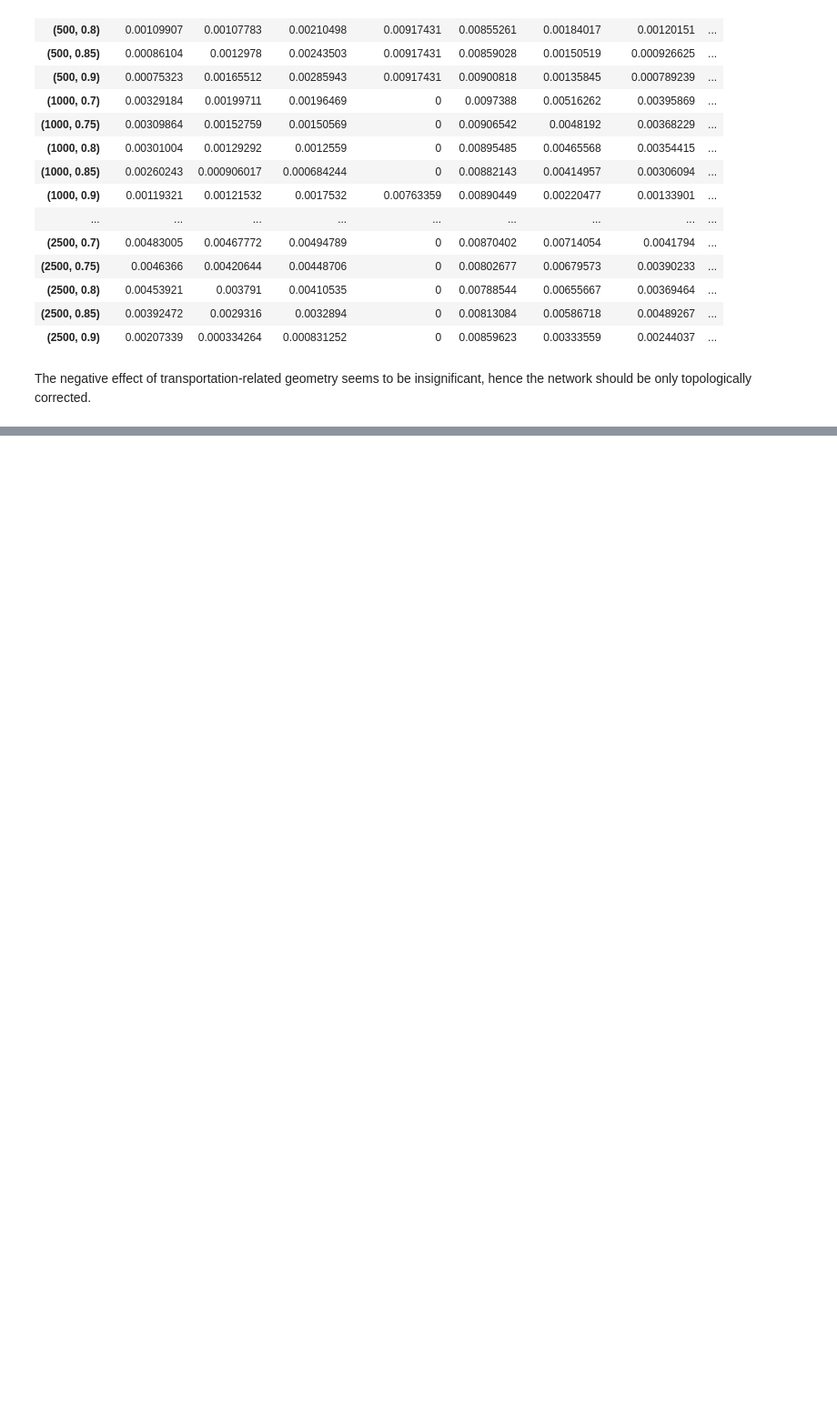
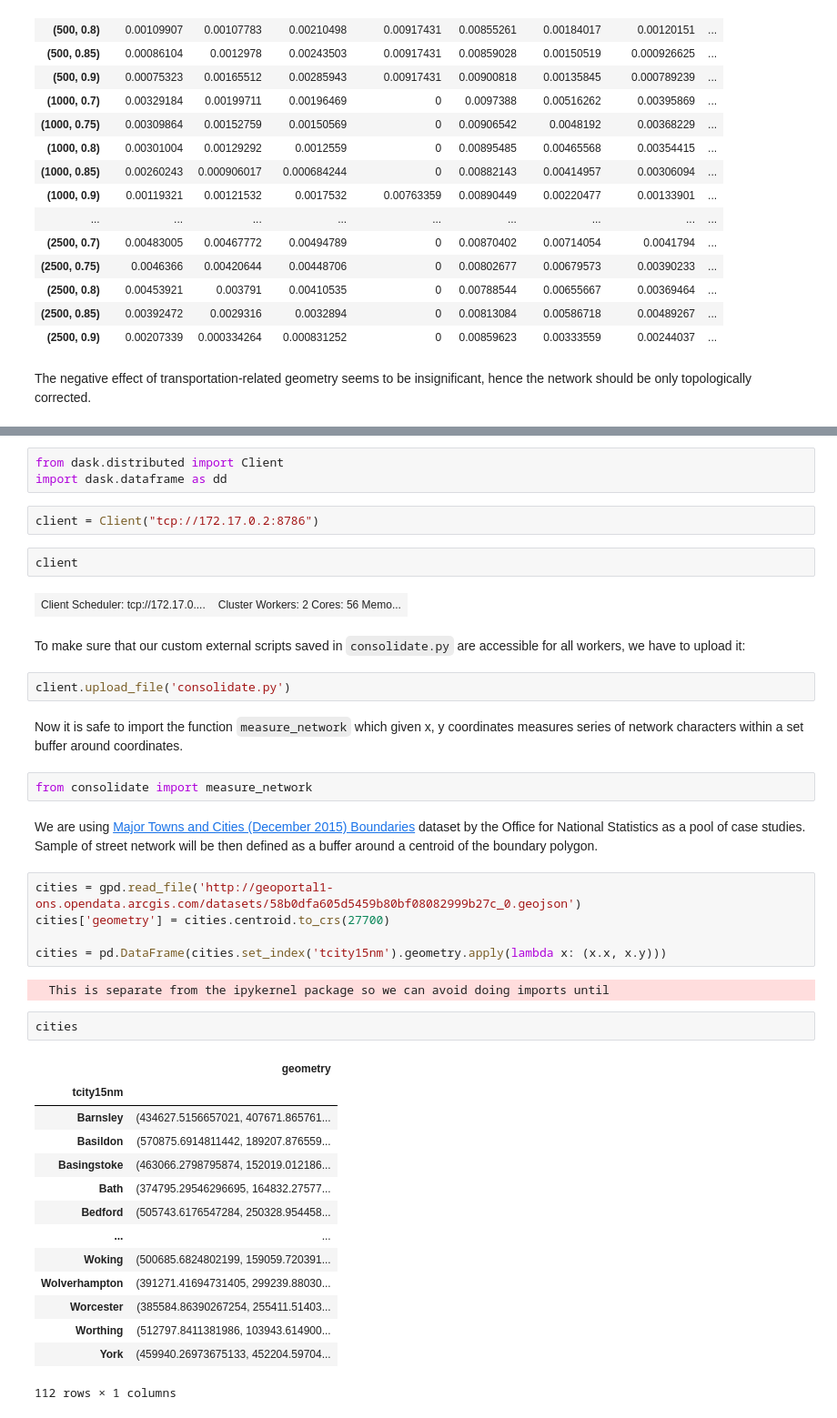
Before and after one commit to urbangrammarai/data_processing, a Jupyter notebook: docs/_sources/code/Network_Consolidation_Test.ipynb, the cells around one changed output, grey strips where cells are left out. Shown at 91% size. Cells and saved outputs as stored; diff of their text form; blank space fills up the shorter version.

```diff
--- a/docs/_sources/code/Network_Consolidation_Test.ipynb
+++ b/docs/_sources/code/Network_Consolidation_Test.ipynb
@@ -164,0 +171,43 @@ The negative effect of transportation-related geometry seems to be insignificant
+# %%
+from dask.distributed import Client
+import dask.dataframe as dd
+# %%
+client = Client("tcp://172.17.0.2:8786")
+# %%
+client
+# %% [output]
+| Client Scheduler: tcp://172.17.0.... | Cluster Workers: 2 Cores: 56 Memo... |
+# %% [markdown]
+To make sure that our custom external scripts saved in `consolidate.py` are accessible for all workers, we have to upload it:
+# %%
+client.upload_file('consolidate.py')
+# %% [markdown]
+Now it is safe to import the function `measure_network` which given x, y coordinates measures series of network characters within a set buffer around coordinates.
+# %%
+from consolidate import measure_network
+# %% [markdown]
+We are using [Major Towns and Cities (December 2015) Boundaries](https://data.gov.uk/dataset/7879ab82-2863-401e-8a29-a56e264d2182/major-towns-and-cities-december-2015-boundaries) dataset by the Office for National Statistics as a pool of case studies. Sample of street network will be then defined as a buffer around a centroid of the boundary polygon.
+# %%
+cities = gpd.read_file('http://geoportal1-ons.opendata.arcgis.com/datasets/58b0dfa605d5459b80bf08082999b27c_0.geojson')
+cities['geometry'] = cities.centroid.to_crs(27700)
+
+cities = pd.DataFrame(cities.set_index('tcity15nm').geometry.apply(lambda x: (x.x, x.y)))
+# %% [output]
+  This is separate from the ipykernel package so we can avoid doing imports until
+# %%
+cities
+# %% [output]
+|  | geometry |
+| tcity15nm |  |
+| Barnsley | (434627.5156657021, 407671.865761... |
+| Basildon | (570875.6914811442, 189207.876559... |
+| Basingstoke | (463066.2798795874, 152019.012186... |
+| Bath | (374795.29546296695, 164832.27577... |
+| Bedford | (505743.6176547284, 250328.954458... |
+| ... | ... |
+| Woking | (500685.6824802199, 159059.720391... |
+| Wolverhampton | (391271.41694731405, 299239.88030... |
+| Worcester | (385584.86390267254, 255411.51403... |
+| Worthing | (512797.8411381986, 103943.614900... |
+| York | (459940.26973675133, 452204.59704... |
+112 rows × 1 columns
```
Also changed, not shown: parts of 21 cells of this notebook, 7 other files.
